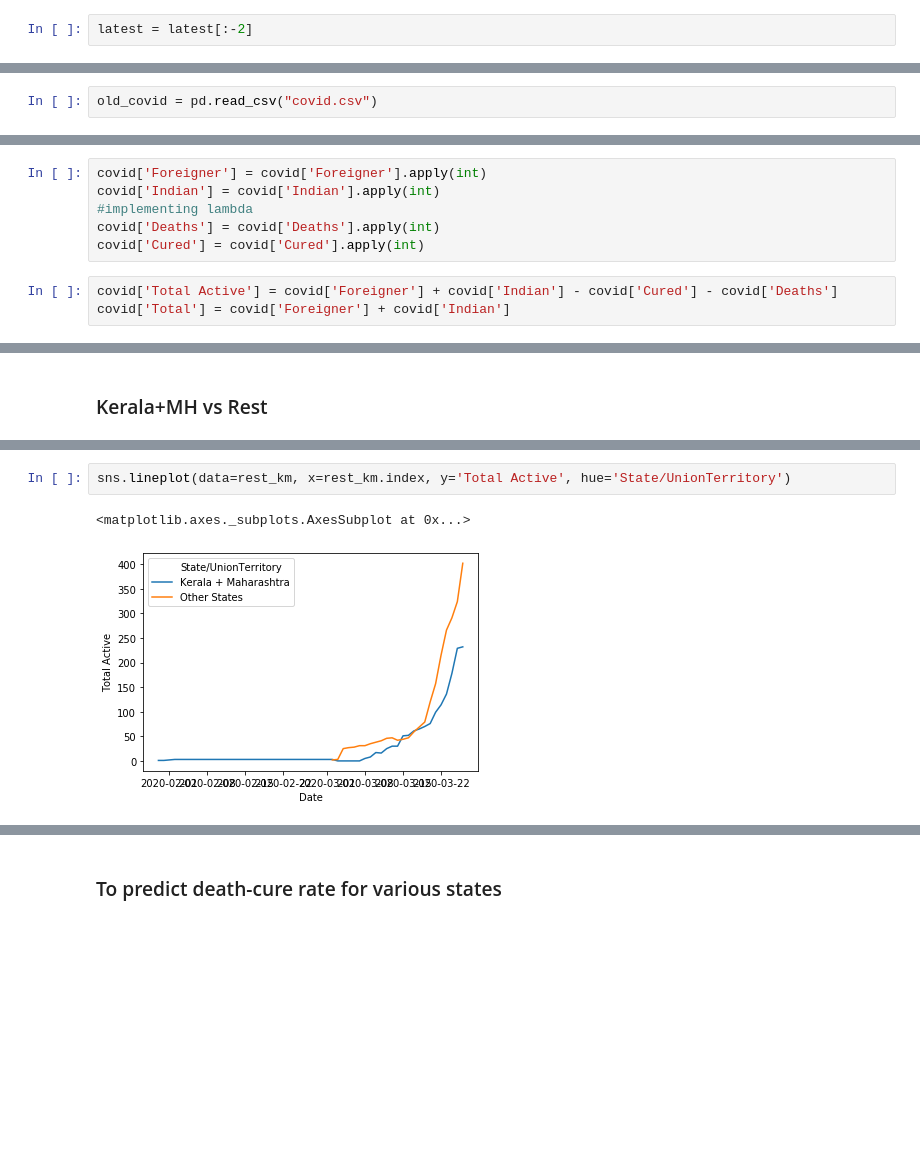
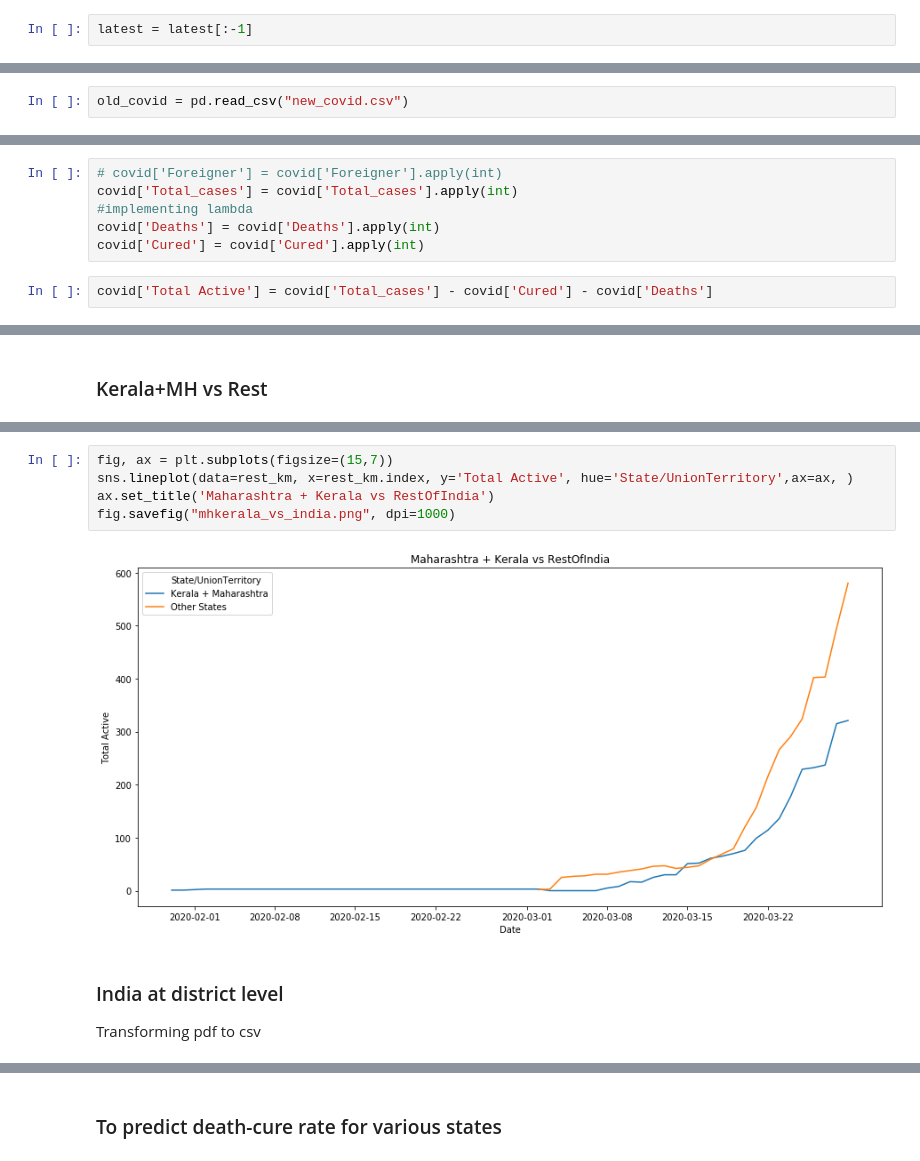
Before and after one commit to subhmm/COVID19IN, a Jupyter notebook: covid19IN.ipynb, the cells around one changed output, grey strips where cells are left out. Drawn from its saved outputs; the diff is of its cells as text; blank space fills up the shorter version.

```diff
--- a/covid19IN.ipynb
+++ b/covid19IN.ipynb
@@ -43,7 +43,7 @@ latest.columns = ['State/UnionTerritory', 'Indian','Foreigner', 'Cured', 'Deaths
 # %%
 latest['Date'] = str(datetime.date.today())
 # %%
-latest = latest[:-2]
+latest = latest[:-1]
 # %%
 latest
 # %% [output]
@@ -67,4 +67,4 @@ latest
 # %% [markdown]
 ### Merging latest data and previous data
 # %%
-old_covid = pd.read_csv("covid.csv")
+old_covid = pd.read_csv("new_covid.csv")
@@ -144,14 +129,13 @@ def intconvert(x):
     '''
     return int(re.findall(r'\d+',x)[0])
 # %%
-covid['Foreigner'] = covid['Foreigner'].apply(int)
-covid['Indian'] = covid['Indian'].apply(int)
+# covid['Foreigner'] = covid['Foreigner'].apply(int)
+covid['Total_cases'] = covid['Total_cases'].apply(int)
 #implementing lambda
 covid['Deaths'] = covid['Deaths'].apply(int)
 covid['Cured'] = covid['Cured'].apply(int)
 # %%
-covid['Total Active'] = covid['Foreigner'] + covid['Indian'] - covid['Cured'] - covid['Deaths']
-covid['Total'] = covid['Foreigner'] + covid['Indian']
+covid['Total Active'] = covid['Total_cases'] - covid['Cured'] - covid['Deaths']
 # %%
 india = covid.groupby('Date').sum()
 india
@@ -478,5 +460,11 @@ rest_km.head()
 # %%
-sns.lineplot(data=rest_km, x=rest_km.index, y='Total Active', hue='State/UnionTerritory')
+fig, ax = plt.subplots(figsize=(15,7))
+sns.lineplot(data=rest_km, x=rest_km.index, y='Total Active', hue='State/UnionTerritory',ax=ax, )
+ax.set_title('Maharashtra + Kerala vs RestOfIndia')
+fig.savefig("mhkerala_vs_india.png", dpi=1000)
 # %% [output]
-<matplotlib.axes._subplots.AxesSubplot at 0x...>
-[figure, old version]
+[figure, new version]
+# %% [markdown]
+### India at district level
+
+Transforming pdf to csv
```
Also changed, not shown: parts of 37 cells of this notebook, 2 other files.
